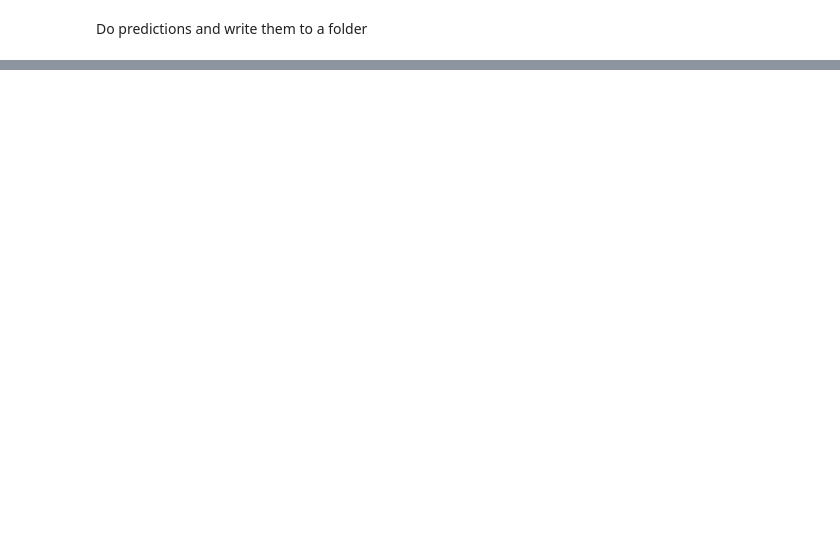
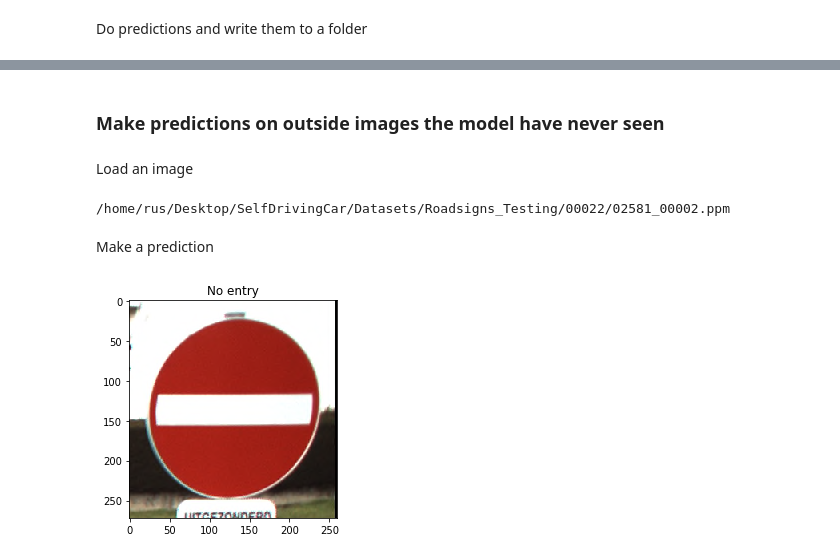
Before and after one commit to RuslanAgishev/robot_scene_understanding, a Jupyter notebook: Objects_Detection/TrafficSigns_Recognition/keras_pipeline.ipynb, the cells around one changed output, grey strips where cells are left out. Saved outputs shown, nothing was run; the diff lists cells and outputs as text; code cells hidden in the pictures; blank space fills up the shorter version.

Commit message:
road signs recognition testing

```diff
--- a/Objects_Detection/TrafficSigns_Recognition/keras_pipeline.ipynb
+++ b/Objects_Detection/TrafficSigns_Recognition/keras_pipeline.ipynb
@@ -323,0 +338,35 @@ for (i, imagePath) in enumerate(imagePaths):
+# %% [markdown]
+### Make predictions on outside images the model have never seen
+# %% [markdown]
+Load an image
+# %%
+import random
+
+DATASET_PATH = "/home/rus/Desktop/SelfDrivingCar/Datasets/Roadsigns_Testing"
+SIGN_PATH = os.path.join(DATASET_PATH, random.choice(os.listdir(DATASET_PATH)))
+
+for _ in range(10):
+    try:
+        image_path = os.path.join(SIGN_PATH, random.choice(os.listdir(SIGN_PATH)))
+        print(image_path)
+        test_image = io.imread(image_path)
+        break
+    except:
+        pass
+# %% [output]
+/home/rus/Desktop/SelfDrivingCar/Datasets/Roadsigns_Testing/00022/02581_00002.ppm
+# %% [markdown]
+Make a prediction
+# %%
+image = img_preprocessing(test_image)
+
+# make predictions using the traffic sign recognizer CNN
+preds = model.predict(image)
+j = preds.argmax(axis=1)[0]
+label = labelNames[j]
+
+plt.imshow(test_image)
+plt.title(label)
+plt.show()
+# %% [output]
+[figure, added]
```
Also changed, not shown: parts of 8 cells of this notebook, 25 other files.
